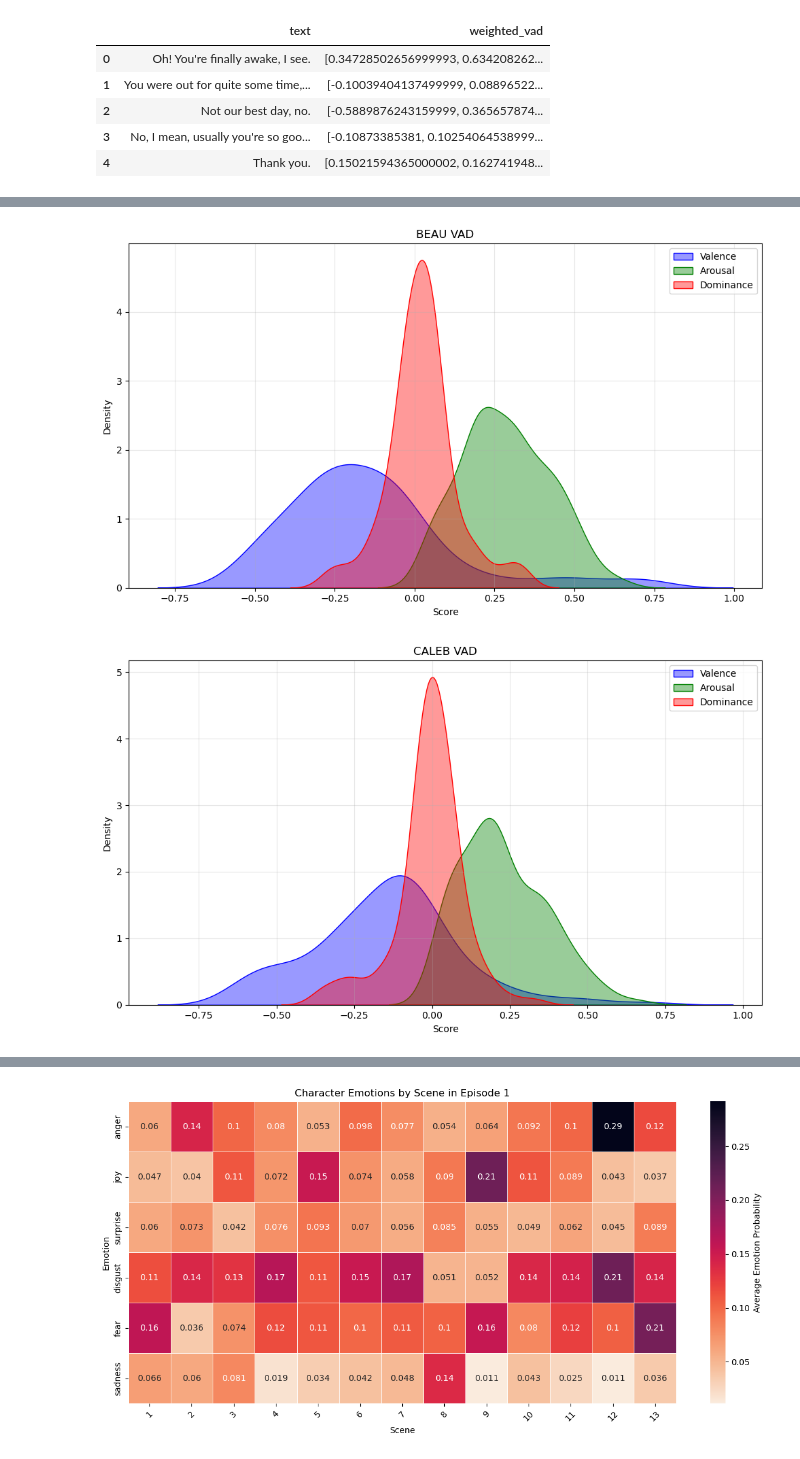
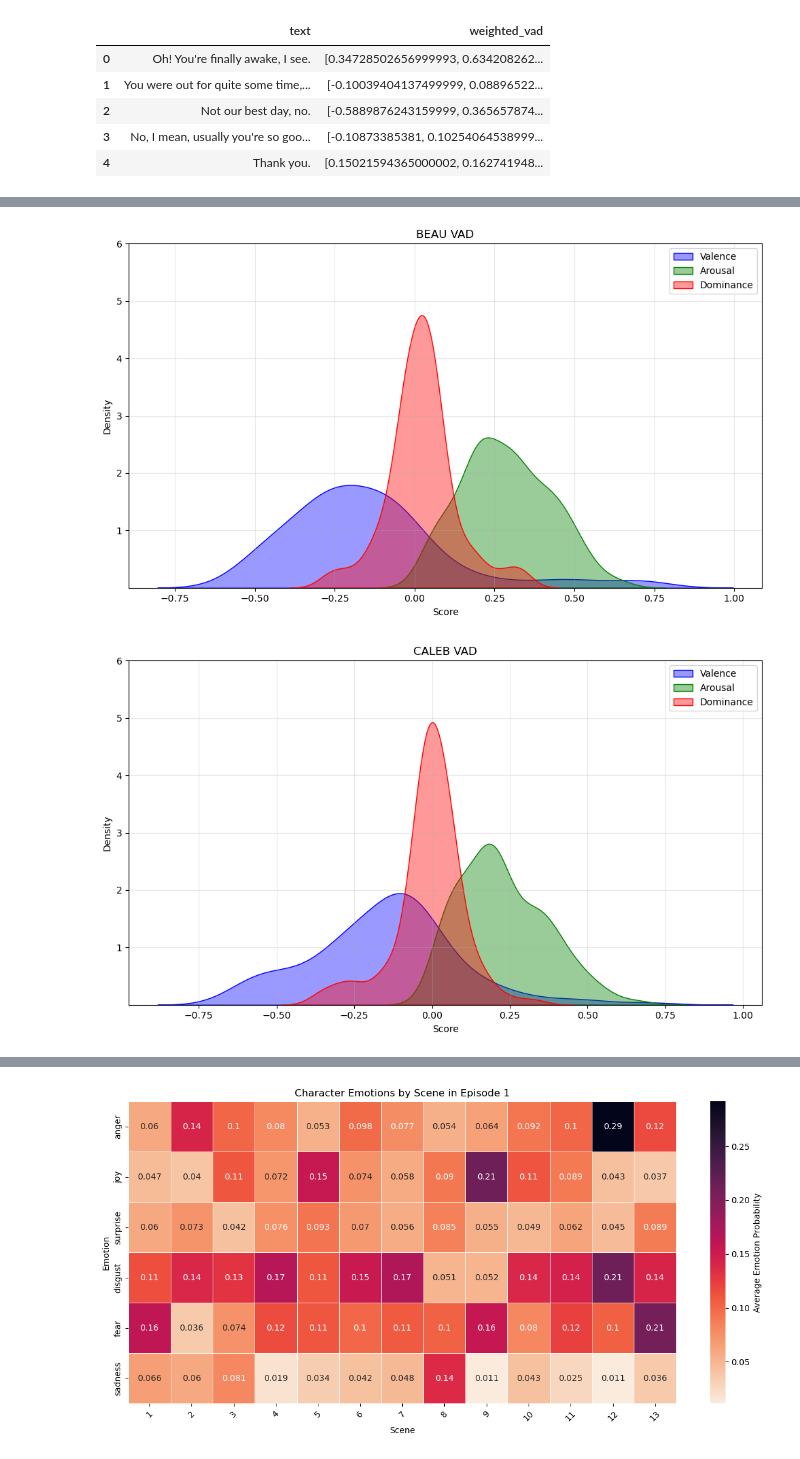
Before and after one commit to hanna-dodd/ttrpg-sentiment, a Jupyter notebook: vadscores.ipynb, the cells around one changed output, grey strips where cells are left out. Saved outputs shown, nothing was run; the diff lists cells and outputs as text; code cells hidden in the pictures.

```diff
--- a/vadscores.ipynb
+++ b/vadscores.ipynb
@@ -97,27 +99,28 @@ plt.savefig("figures/fjord_VAD.png")
 # %%
 # BEAU
 beau_data = df[df["Character"] == "BEAU"]
 
 vad_values = np.array(beau_data["weighted_vad"].tolist())
 valence = vad_values[:, 0]
 arousal = vad_values[:, 1]
 dominance = vad_values[:, 2]
 
 plt.figure(figsize=(10, 6))
 sns.kdeplot(valence, label="Valence", color="blue", fill=True, alpha=0.4)
 sns.kdeplot(arousal, label="Arousal", color="green", fill=True, alpha=0.4)
 sns.kdeplot(dominance, label="Dominance", color="red", fill=True, alpha=0.4)
 
 plt.xlabel("Score")
+plt.yticks(ticks=[1, 2, 3, 4, 5, 6])
 plt.ylabel("Density")
 plt.title("BEAU VAD")
 plt.legend()
 plt.grid(alpha=0.3)
 plt.tight_layout()
 
 plt.savefig("figures/beau_VAD.png")
 # %% [output]
-[figure, old version]
+[figure, new version]
 # %%
 # CALEB
 caleb_data = df[df["Character"] == "CALEB"]
@@ -133,6 +136,7 @@ sns.kdeplot(arousal, label="Arousal", color="green", fill=True, alpha=0.4)
 sns.kdeplot(dominance, label="Dominance", color="red", fill=True, alpha=0.4)
 
 plt.xlabel("Score")
+plt.yticks(ticks=[1, 2, 3, 4, 5, 6])
 plt.ylabel("Density")
 plt.title("CALEB VAD")
 plt.legend()
@@ -141,7 +145,7 @@ plt.tight_layout()
 
 plt.savefig("figures/caleb_VAD.png")
 # %% [output]
-[figure, old version]
+[figure, new version]
 # %%
 # NOTT
 nott_data = df[df["Character"] == "NOTT"]
```
Also changed, not shown: parts of 7 cells of this notebook, 7 other files.
